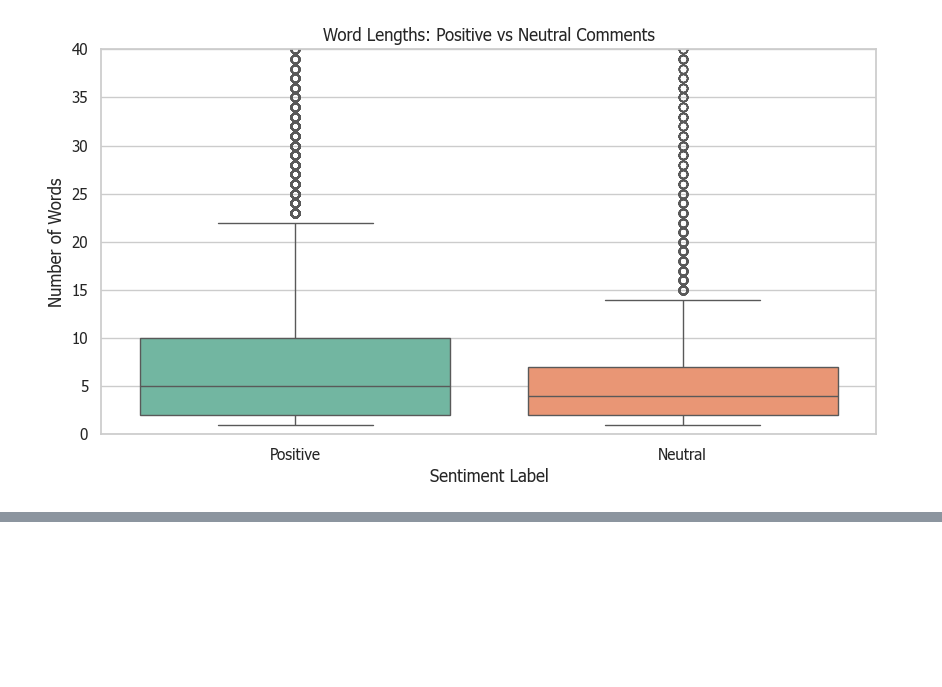
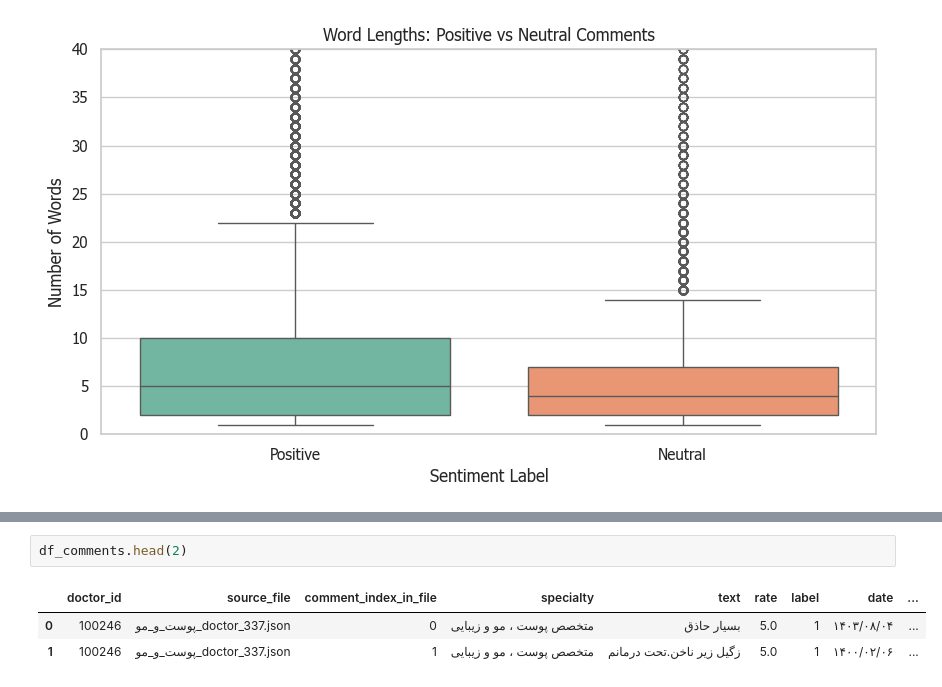
Before and after one commit to Mohsenmohebbi1993/AI-BOOTCAMP, a Jupyter notebook: notebooks/Training & Education/25. NLP - EDA.ipynb, the cells around one changed output, grey strips where cells are left out. Saved outputs shown, nothing was run; the diff lists cells and outputs as text; blank space fills up the shorter version.

```diff
--- a/notebooks/Training & Education/25. NLP - EDA.ipynb
+++ b/notebooks/Training & Education/25. NLP - EDA.ipynb
@@ -271,0 +295,6 @@ Positive      8.086384           5.0                   19.0
+# %%
+df_comments.head(2)
+# %% [output]
+|  | doctor_id | source_file | comment_index_in_file | specialty | text | rate | label | date | ... |
+| 0 | 100246 | پوست_و_مو_doctor_337.json | 0 | متخصص پوست ، مو و زیبایی | بسیار حاذق | 5.0 | 1 | ۱۴۰۳/۰۸/۰۴ | ... |
+| 1 | 100246 | پوست_و_مو_doctor_337.json | 1 | متخصص پوست ، مو و زیبایی | زگیل زیر ناخن.تحت درمانم | 5.0 | 1 | ۱۴۰۰/۰۲/۰۶ | ... |
```
Also changed, not shown: parts of 4 cells of this notebook.
